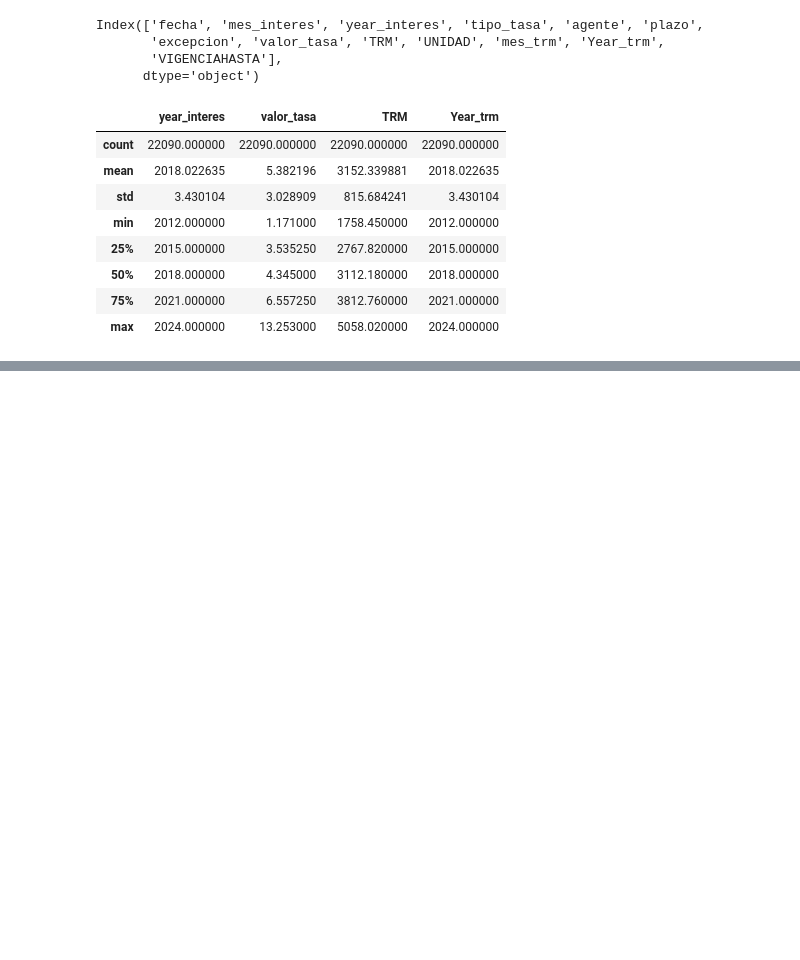
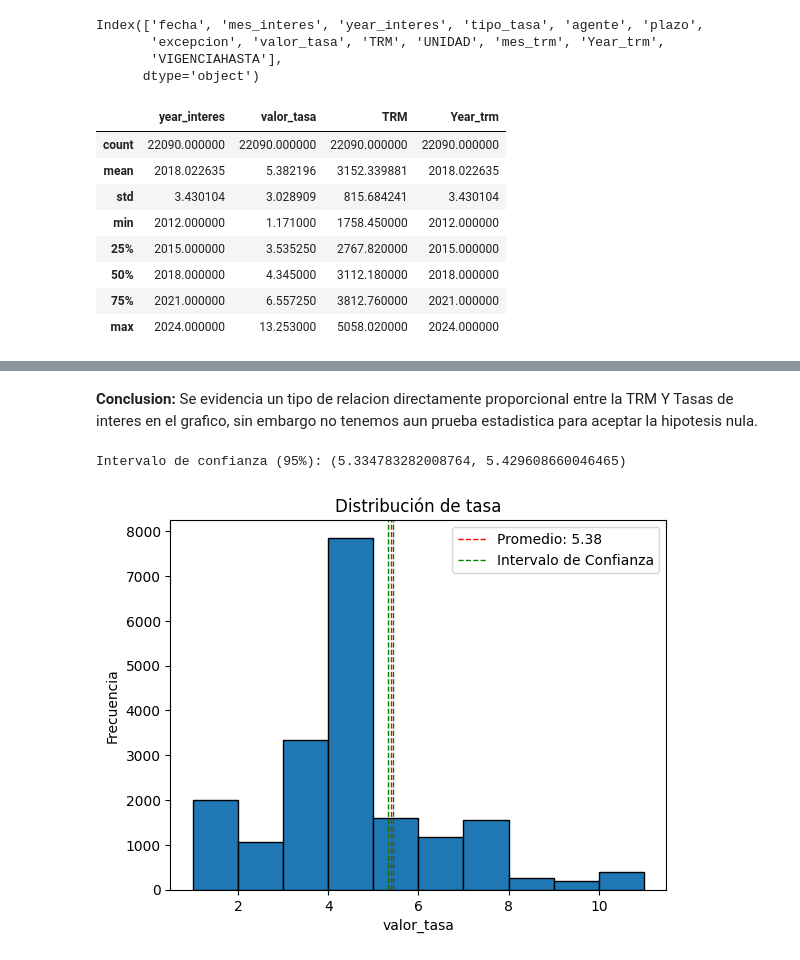
Before and after one commit to juanvalencia13/TalenTech, a Jupyter notebook: Proyecto_Talentech.ipynb, the cells around one changed output, grey strips where cells are left out. Drawn from its saved outputs; the diff is of its cells as text; code cells hidden in the pictures; blank space fills up the shorter version.

```diff
--- a/Proyecto_Talentech.ipynb
+++ b/Proyecto_Talentech.ipynb
@@ -314,0 +356,25 @@ drive.mount('/content/drive')
+# %% [markdown]
+**Conclusion:** Se evidencia un tipo de relacion directamente proporcional entre la TRM Y Tasas de interes en el grafico, sin embargo no tenemos aun prueba estadistica para aceptar la hipotesis nula.
+# %%
+valor_tasa = df_union['valor_tasa']
+
+mean = np.mean(valor_tasa)
+sem = stats.sem(valor_tasa)
+confidence = 0.98
+ci = stats.t.interval(confidence, len(valor_tasa) - 1, loc=mean, scale=sem)
+promedio = mean
+intervalo_confianza = ci
+print(f'Intervalo de confianza (95%): {intervalo_confianza}')
+plt.hist(valor_tasa, bins=range(1, 12), edgecolor='black')
+plt.axvline(promedio, color='red', linestyle='dashed', linewidth=1, label=f'Promedio: {promedio:.2f}')
+plt.axvline(intervalo_confianza[0], color='green', linestyle='dashed', linewidth=1, label='Intervalo de Confianza')
+plt.axvline(intervalo_confianza[1], color='green', linestyle='dashed', linewidth=1)
+
+plt.xlabel('valor_tasa')
+plt.ylabel('Frecuencia')
+plt.title('Distribución de tasa')
+plt.legend()
+plt.show()
+# %% [output]
+Intervalo de confianza (95%): (5.334783282008764, 5.429608660046465)
+[figure, added]
```
Also changed, not shown: parts of 28 cells of this notebook.
